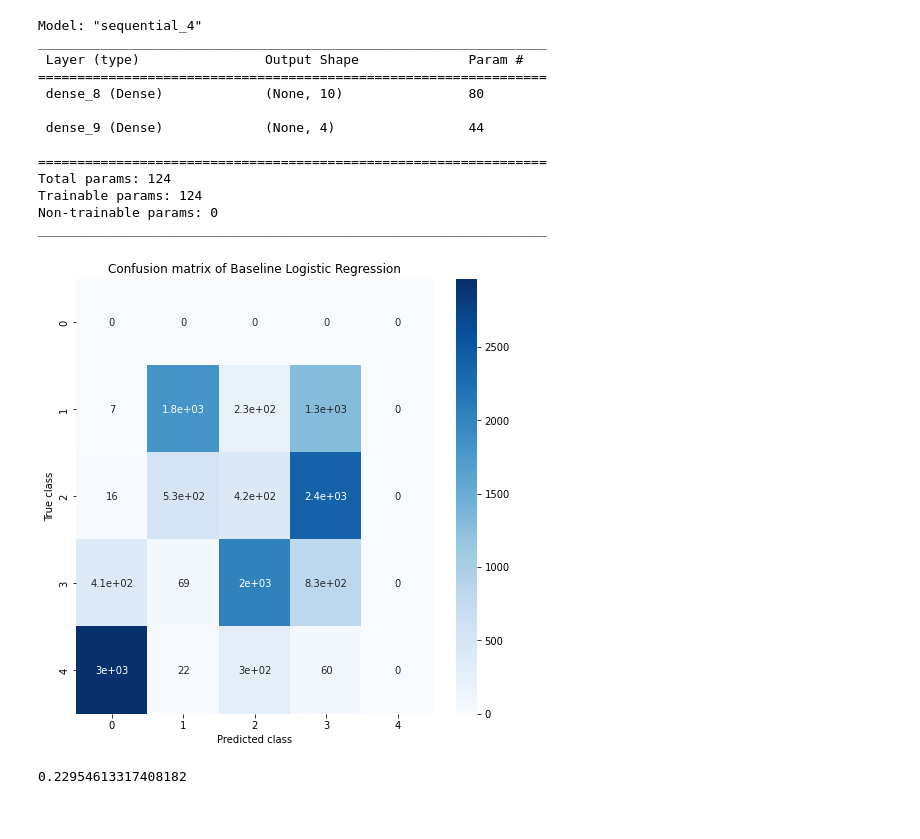
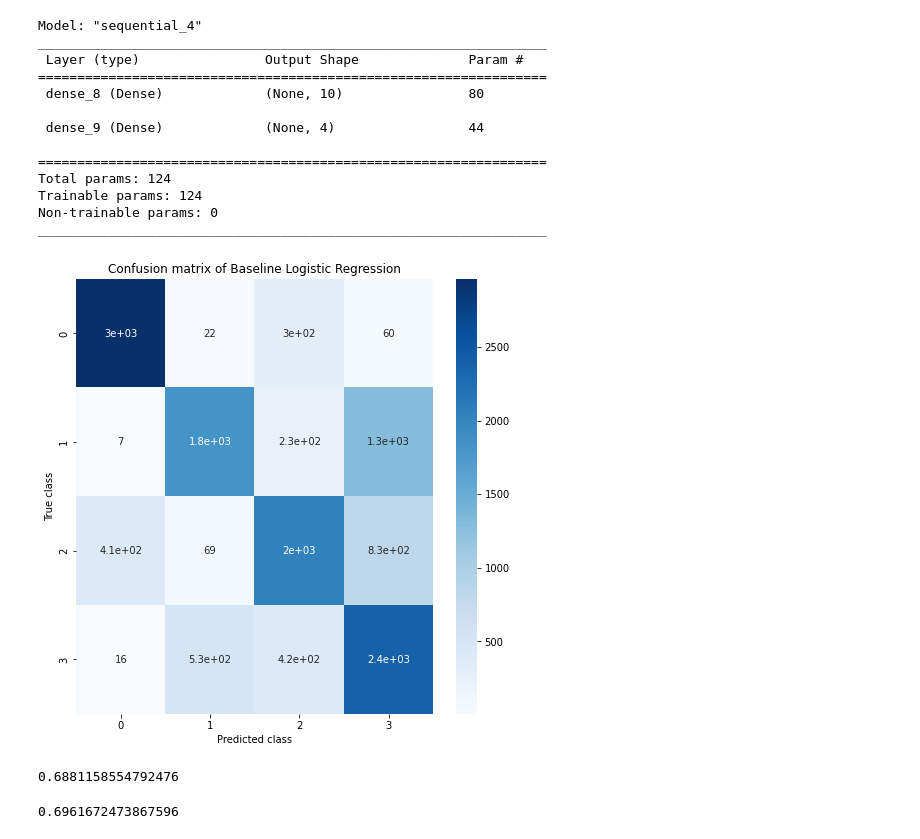
Before and after one commit to Abdallah0799/Museum_deep_learning, a Jupyter notebook: project_features/dl_culture.ipynb, the cells around one changed output. Drawn from its saved outputs; the diff is of its cells as text; code cells hidden in the pictures.

```diff
--- a/project_features/dl_culture.ipynb
+++ b/project_features/dl_culture.ipynb
@@ -83,3 +75,14 @@ X_train.shape
 # %%
 y_test = np.array(df_test["num_period"])
 X_test = np.array(df_test.drop(columns=["Historical Period", "num_period"]))
+# %%
+# keys: initial classes ; values: position of the column in ohe output data
+#dico_map_init_ohe = {"1.0":"Contemporary Era", "2.0":"Modern Times", "3.0":"Middle Ages", "4.0":"Antiquity"}
+#map_period = {"Antiquity":1., "Contemporary Era": 2., "Middle Ages":3., "Modern Times":4.}
+dico_map_ohe = {}
+
+for i,val in enumerate(y_test):
+  if val not in dico_map_ohe.keys():
+    dico_map_ohe[val] = np.argmax(y_ohe_test[i,:])
+  if len(dico_map_ohe)==4:
+    break
@@ -86,3 +93,6 @@ X_test = np.array(df_test.drop(columns=["Historical Period", "num_period"]))
+# %%
+y_train_ = [dico_map_ohe[target] for target in y_train]
+y_test_ = [dico_map_ohe[target] for target in y_test]
 # %% [markdown]
 #### Rescaling the features
 # %% [markdown]
@@ -194,13 +204,17 @@ def plot_confusion_matrix(model, X_test, y_test, model_name=""):
     plt.ylabel("True class")
     plt.show()
 # %%
-plot_confusion_matrix(mlp_baseline, X_test, y_test, model_name="Baseline Logistic Regression")
+plot_confusion_matrix(mlp_baseline, X_test, y_test=y_test_, model_name="Baseline Logistic Regression")
 # %% [output]
-[figure, old version]
+[figure, new version]
 # %%
 #from sklearn.metrics import log_loss
 from sklearn.metrics import accuracy_score
 
-accuracy_score(y_test, np.argmax(mlp_baseline.predict(X_test), axis=1))
+accuracy_score(y_test_, np.argmax(mlp_baseline.predict(X_test), axis=1))
 # %% [output]
-0.22954613317408182
+0.6881158554792476
+# %%
+accuracy_score(y_train_, np.argmax(mlp_baseline.predict(X_train), axis=1))
+# %% [output]
+0.6961672473867596
```
Also changed, not shown: parts of 5 cells of this notebook, 2 other files.
